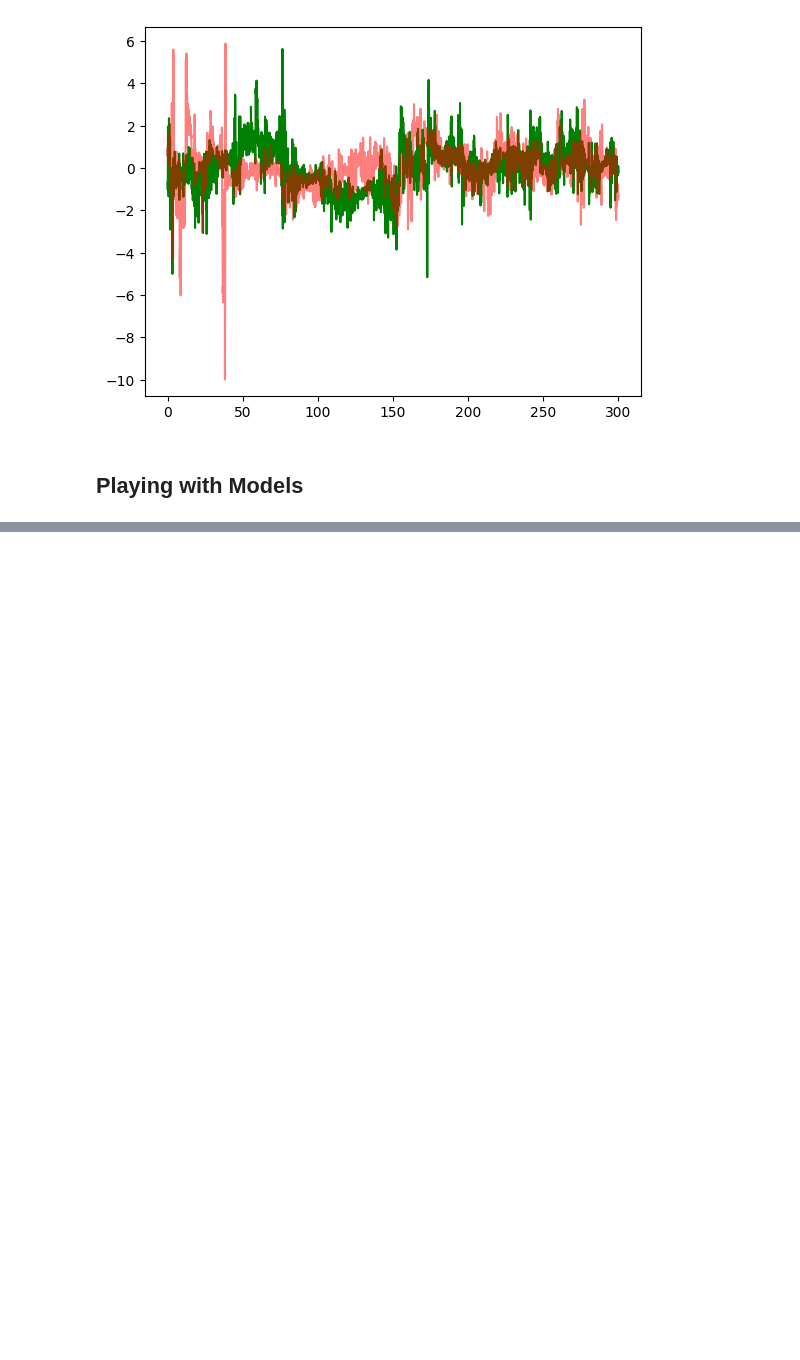
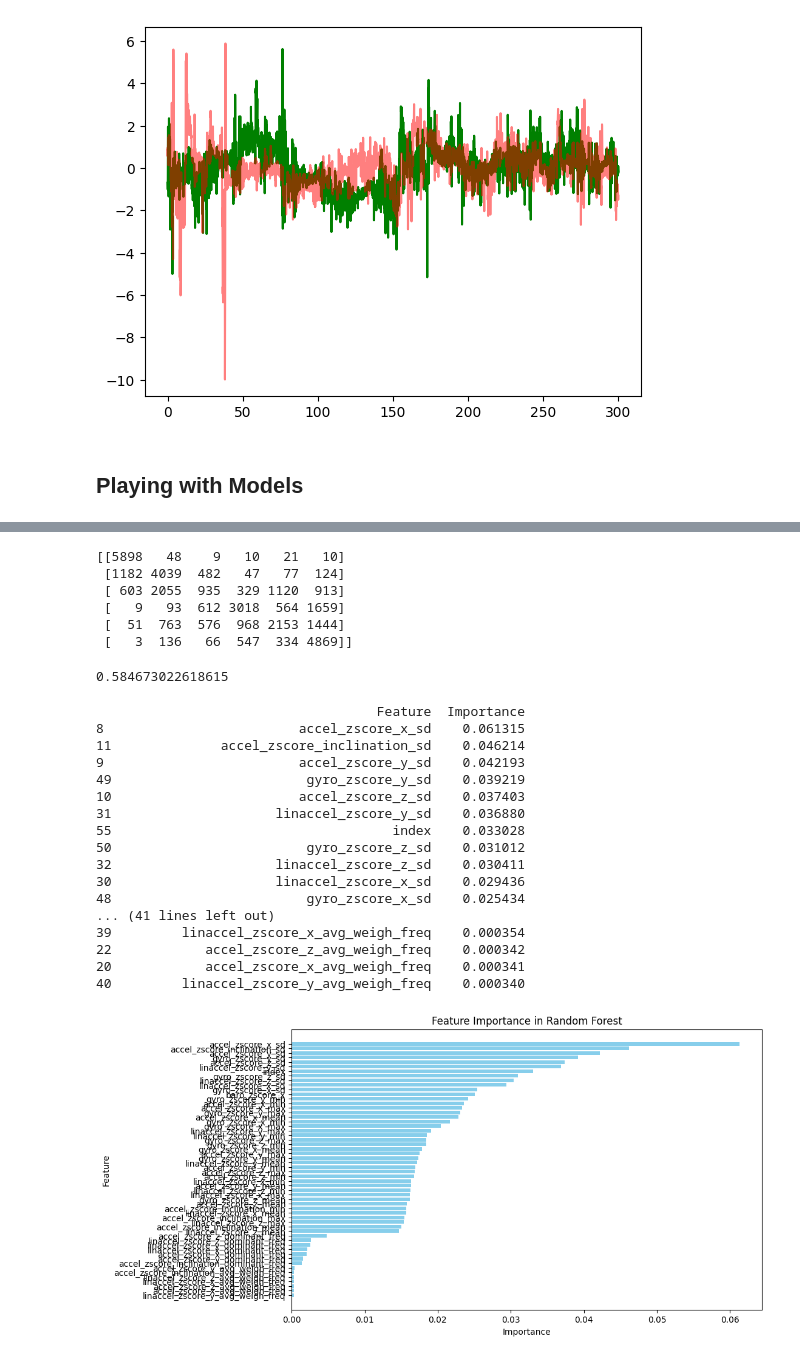
Before and after one commit to sharyz119/ml4qs_social_app, a Jupyter notebook: Emir Playground.ipynb, the cells around one changed output, grey strips where cells are left out. Saved outputs shown, nothing was run; the diff lists cells and outputs as text; code cells hidden in the pictures; blank space fills up the shorter version.

Commit message:
Corrected some issues with model

```diff
--- a/Emir Playground.ipynb
+++ b/Emir Playground.ipynb
@@ -471,3 +415,7 @@ Name: gyro_zscore_z_max, Length: 5955, dtype: float64
+# %%
+my_path = 'C:/Users/ameer/Desktop/AI/ML4QS/BackUp/Emir_Datasets'
+
+full_data = pd.read_parquet(my_path+"/full_dataset.parquet.gzip")
 # %%
 full_data["SM_platform"] = full_data["source_name"].str.extract(r'([A-Za-z]+)')
 
@@ -484,9 +432,8 @@ validation_df = full_data[full_data["source_name"].isin(validation_set)]
 testing_df = full_data[full_data["source_name"].isin(testing_set)]
 training_df = full_data[~full_data["source_name"].isin(testing_set+validation_set)]
 
-columns_to_drop = [col for col in full_data.columns if 'time' in col]
+#columns_to_drop = [col for col in full_data.columns if 'time' in col]
 columns_to_select = [col for col in full_data.columns if 'zscore' in col]+["SM_platform", "index"]
-full_data = full_data.loc[:,columns_to_select]
-training_df = full_data.loc[:,columns_to_select]
-testing_df = full_data.loc[:,columns_to_select]
-validation_df = full_data.loc[:,columns_to_select]
+training_df = training_df.loc[:,columns_to_select]#.drop(columns=columns_to_drop)
+testing_df = testing_df.loc[:,columns_to_select]#.drop(columns=columns_to_drop)
+validation_df = validation_df.loc[:,columns_to_select]#.drop(columns=columns_to_drop)
@@ -523,0 +469,52 @@ y_pred = rf_model.predict(X_test)
+# %%
+print(confusion_matrix(testing_df["SM_platform"], y_pred))
+# %% [output]
+[[5898   48    9   10   21   10]
+ [1182 4039  482   47   77  124]
+ [ 603 2055  935  329 1120  913]
+ [   9   93  612 3018  564 1659]
+ [  51  763  576  968 2153 1444]
+ [   3  136   66  547  334 4869]]
+# %%
+print(accuracy_score(testing_df["SM_platform"], y_pred))
+# %% [output]
+0.584673022618615
+# %%
+importances = rf_model.feature_importances_
+feature_names = training_df.drop(columns=["SM_platform"]).columns
+
+# Create a DataFrame for visualization
+feature_importance_df = pd.DataFrame({
+    'Feature': feature_names,
+    'Importance': importances
+}).sort_values(by='Importance', ascending=False)
+
+print(feature_importance_df)
+
+# Plot the feature importances
+plt.figure(figsize=(10, 6))
+plt.barh(feature_importance_df['Feature'], feature_importance_df['Importance'], color='skyblue')
+plt.xlabel('Importance')
+plt.ylabel('Feature')
+plt.title('Feature Importance in Random Forest')
+plt.gca().invert_yaxis()
+plt.show()
+# %% [output]
+                                    Feature  Importance
+8                         accel_zscore_x_sd    0.061315
+11              accel_zscore_inclination_sd    0.046214
+9                         accel_zscore_y_sd    0.042193
+49                         gyro_zscore_y_sd    0.039219
+10                        accel_zscore_z_sd    0.037403
+31                     linaccel_zscore_y_sd    0.036880
+55                                    index    0.033028
+50                         gyro_zscore_z_sd    0.031012
+32                     linaccel_zscore_z_sd    0.030411
+30                     linaccel_zscore_x_sd    0.029436
+48                         gyro_zscore_x_sd    0.025434
+... (41 lines left out)
+39         linaccel_zscore_x_avg_weigh_freq    0.000354
+22            accel_zscore_z_avg_weigh_freq    0.000342
+20            accel_zscore_x_avg_weigh_freq    0.000341
+40         linaccel_zscore_y_avg_weigh_freq    0.000340
+[figure, added]
```
Also changed, not shown: parts of 10 cells of this notebook.
